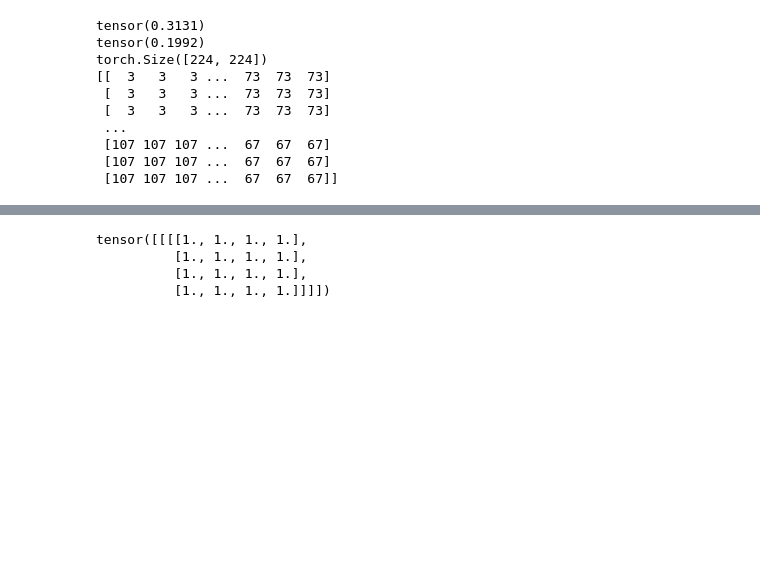
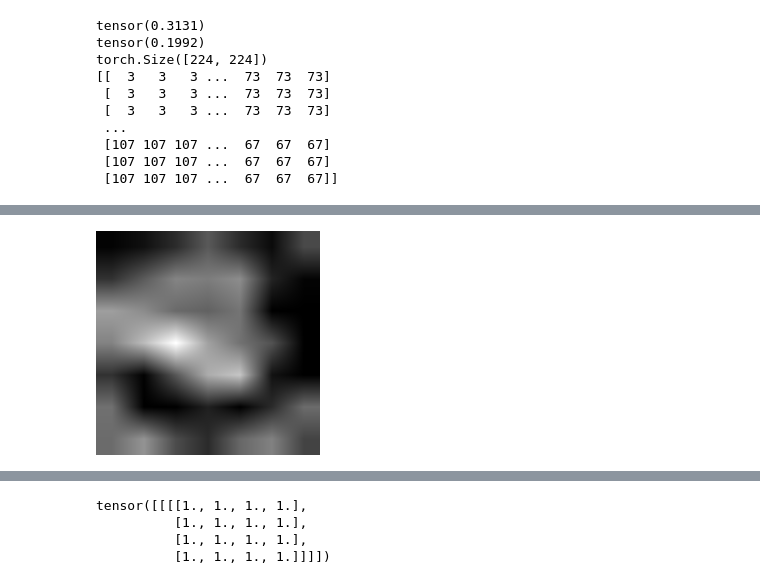
Before and after one commit to JaeYun-Moon0913/NewRepo2, a Jupyter notebook: cifar10.ipynb, the cells around one changed output, grey strips where cells are left out. Saved outputs shown, nothing was run; the diff lists cells and outputs as text; code cells hidden in the pictures; blank space fills up the shorter version.

```diff
--- a/cifar10.ipynb
+++ b/cifar10.ipynb
@@ -194,0 +267,5 @@ torch.Size([224, 224])
+# %%
+img_ht = Image.fromarray(ht_np)
+img_ht
+# %% [output]
+[figure, added]
```
Also changed, not shown: parts of 15 cells of this notebook, 2 other files.
